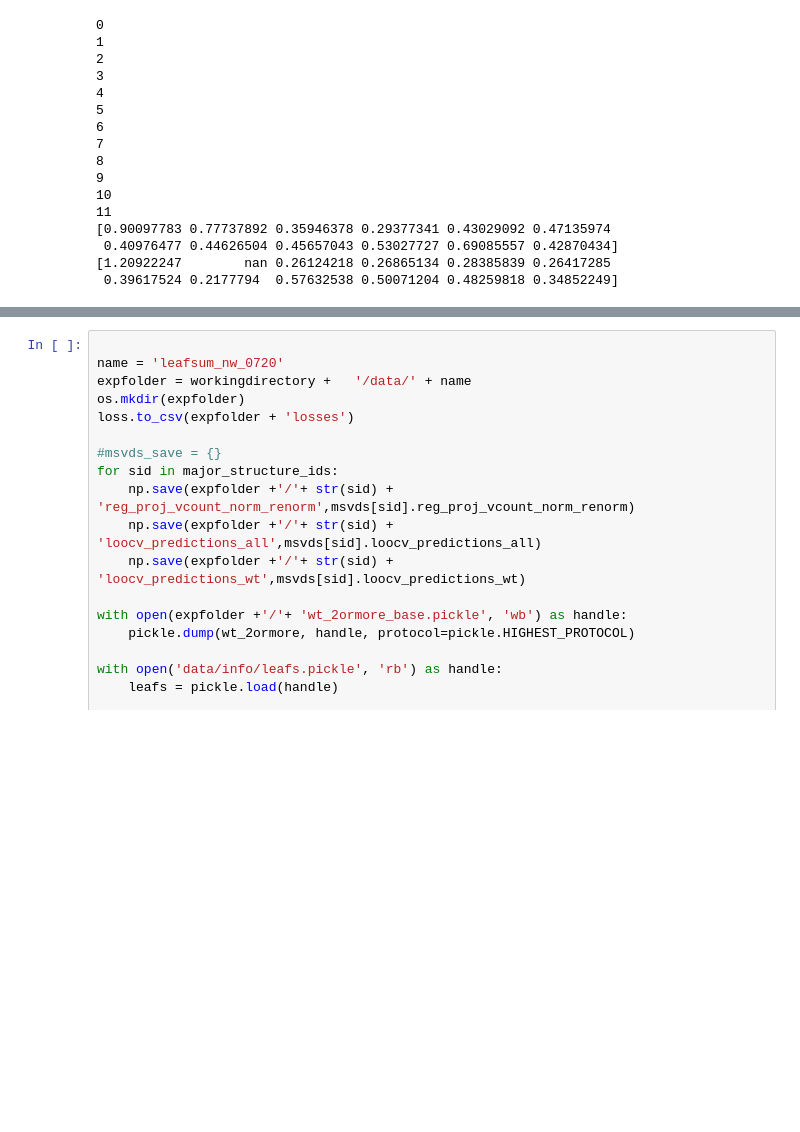
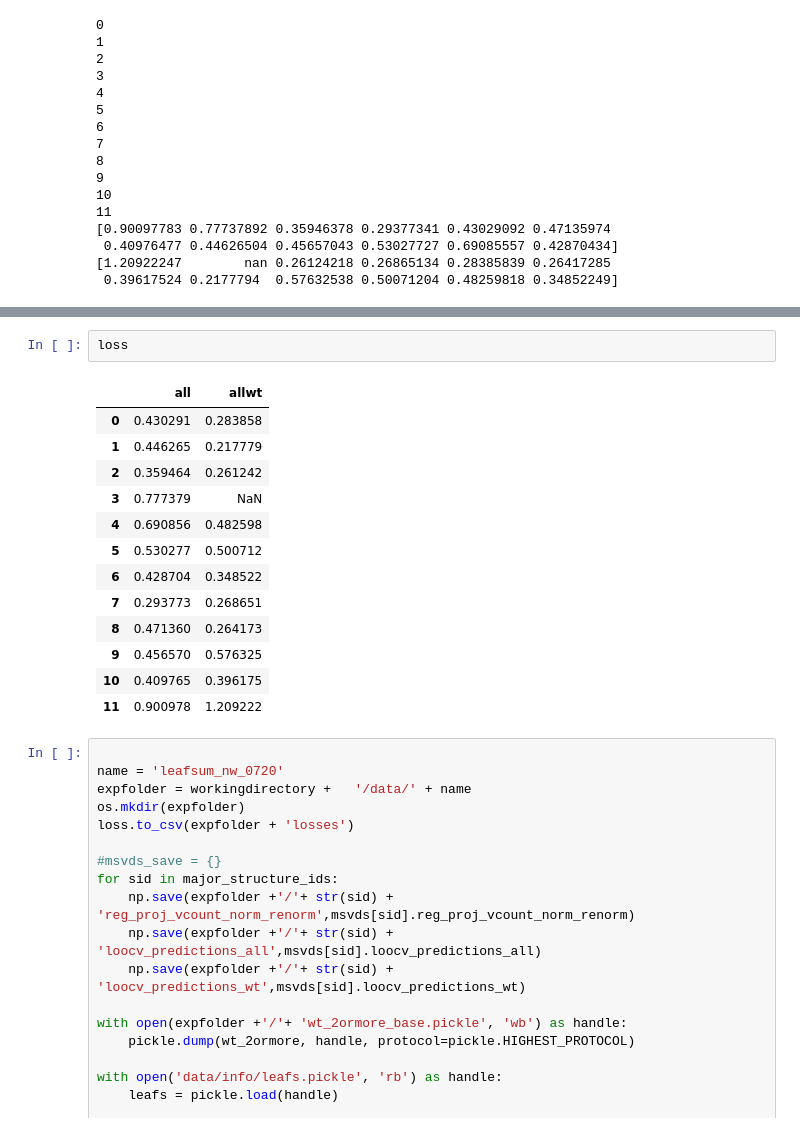
Before and after one commit to AllenInstitute/mouse_connectivity_models, a Jupyter notebook: analyses/072020_nw_leafsummary.ipynb, the cells around one changed output, grey strips where cells are left out. Saved outputs shown, nothing was run; the diff lists cells and outputs as text; blank space fills up the shorter version.

```diff
--- a/analyses/072020_nw_leafsummary.ipynb
+++ b/analyses/072020_nw_leafsummary.ipynb
@@ -180,3 +348,19 @@ homo_loocv_predictions_all[512].shape
+# %%
+loss
+# %% [output]
+|  | all | allwt |
+| 0 | 0.430291 | 0.283858 |
+| 1 | 0.446265 | 0.217779 |
+| 2 | 0.359464 | 0.261242 |
+| 3 | 0.777379 | NaN |
+| 4 | 0.690856 | 0.482598 |
+| 5 | 0.530277 | 0.500712 |
+| 6 | 0.428704 | 0.348522 |
+| 7 | 0.293773 | 0.268651 |
+| 8 | 0.471360 | 0.264173 |
+| 9 | 0.456570 | 0.576325 |
+| 10 | 0.409765 | 0.396175 |
+| 11 | 0.900978 | 1.209222 |
 # %%
 
 name = 'leafsum_nw_0720'
```
Also changed, not shown: parts of 11 cells of this notebook, 3 other files.
